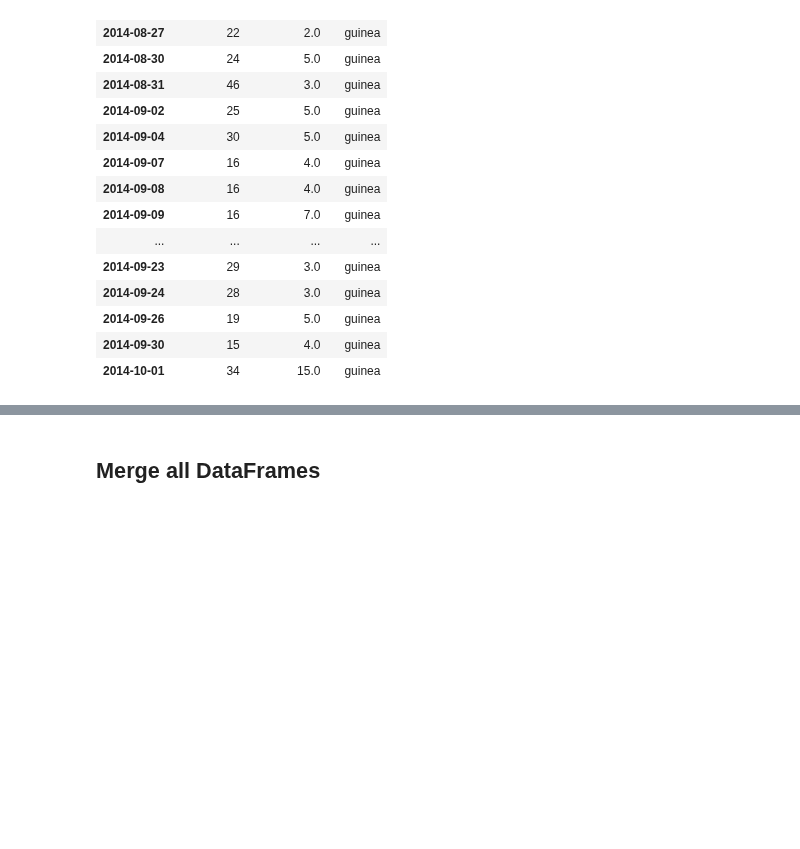
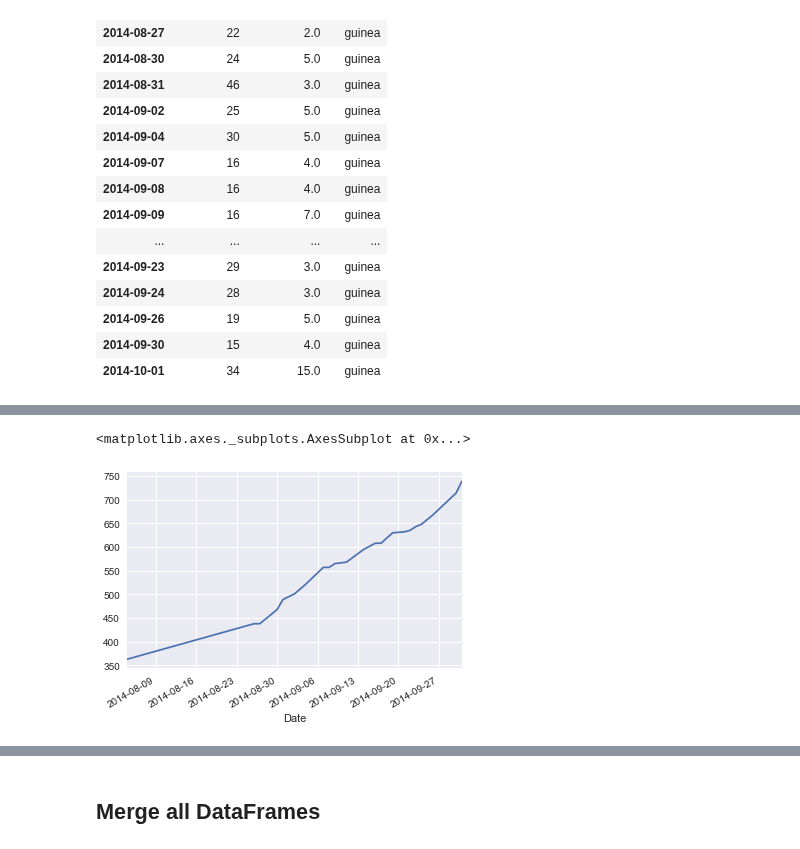
Before and after one commit to adamkozak/ADA2017-project, a Jupyter notebook: Homework/01 - Pandas and Data Wrangling/Homework 1.ipynb, the cells around one changed output, grey strips where cells are left out. Cells and saved outputs as stored; diff of their text form; code cells hidden in the pictures; blank space fills up the shorter version.

```diff
--- a/Homework/01 - Pandas and Data Wrangling/Homework 1.ipynb
+++ b/Homework/01 - Pandas and Data Wrangling/Homework 1.ipynb
@@ -632,0 +669,8 @@ guinea
+# %%
+#Replacing obviously bad value with next day value, which is much better approximation rather than previous value
+guinea_total.loc['2014-08-26', 'Total deaths (confirmed + probables + suspects)'] = guinea_total.loc['2014-08-27', 'Total deaths (confirmed + probables + suspects)']
+# %%
+guinea_total['Total deaths (confirmed + probables + suspects)'].plot()
+# %% [output]
+<matplotlib.axes._subplots.AxesSubplot at 0x...>
+[figure, added]
```
Also changed, not shown: parts of 32 cells of this notebook.
